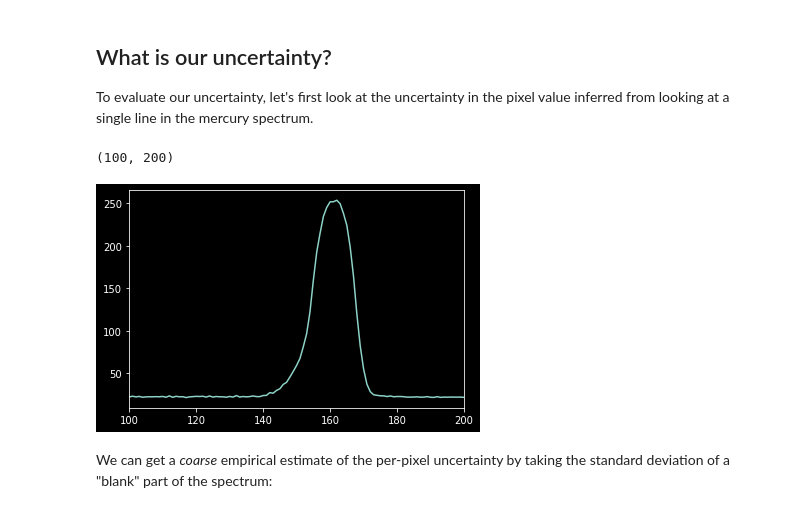
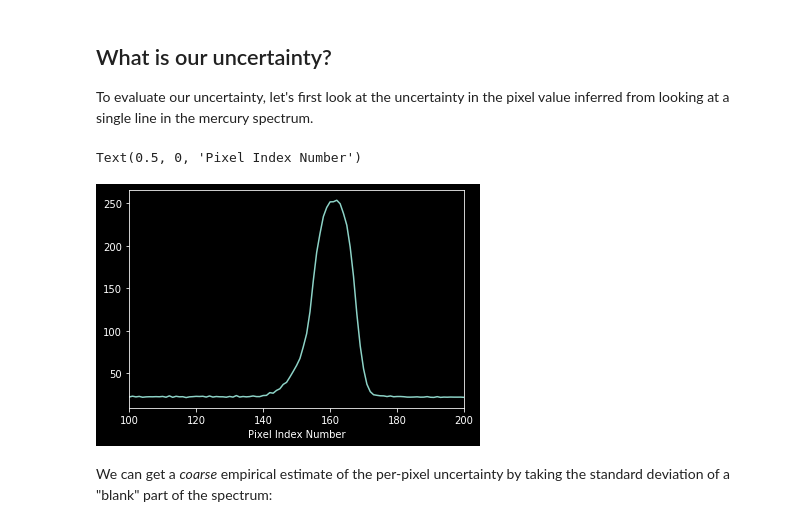
Before and after one commit to keflavich/AST4723-Public-Materials, a Jupyter notebook: spectroscopy/Wavelength Calibration.ipynb, the cells around one changed output. Drawn from its saved outputs; the diff is of its cells as text; code cells hidden in the pictures.

```diff
--- a/spectroscopy/Wavelength Calibration.ipynb
+++ b/spectroscopy/Wavelength Calibration.ipynb
@@ -465,9 +507,10 @@ To evaluate our uncertainty, let's first look at the uncertainty in the pixel va
 # %%
 pl.plot(xaxis, hg_spectrum)
 pl.xlim(100,200)
+pl.xlabel("Pixel Index Number")
 # %% [output]
-(100, 200)
+Text(0.5, 0, 'Pixel Index Number')
-[figure, old version]
+[figure, new version]
 # %% [markdown]
 We can get a *coarse* empirical estimate of the per-pixel uncertainty by taking the standard deviation of a "blank" part of the spectrum:
 # %%
```
Also changed, not shown: parts of 54 cells of this notebook.
